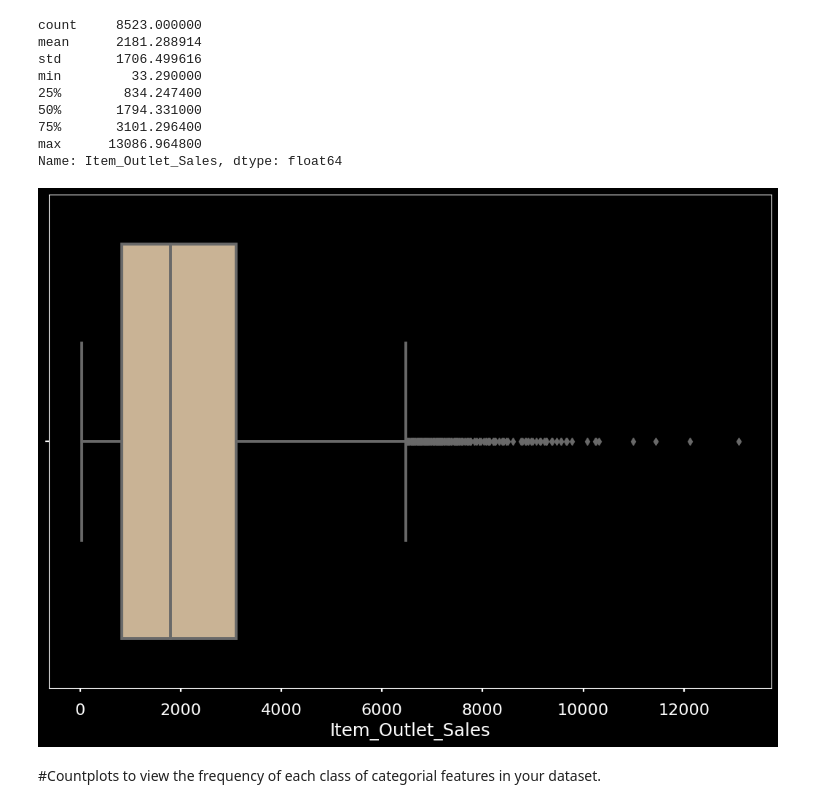
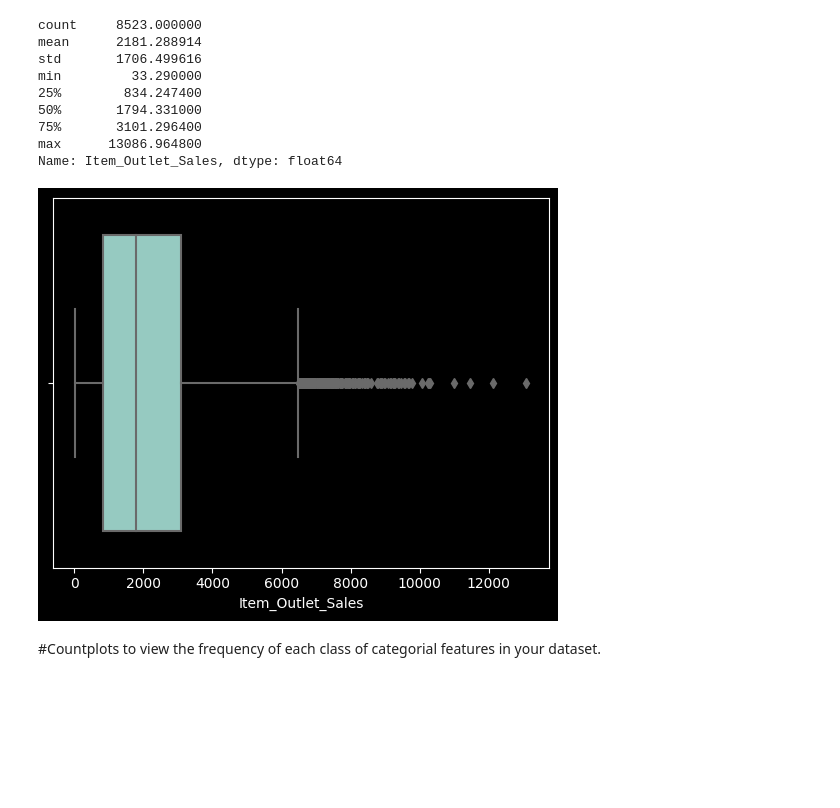
Before and after one commit to Al-Tayeb96/Prediction-of-Product-Sales, a Jupyter notebook: Prediction_of_Product_Sales.ipynb, the cells around one changed output. Drawn from its saved outputs; the diff is of its cells as text; code cells hidden in the pictures; blank space fills up the shorter version.

```diff
--- a/Prediction_of_Product_Sales.ipynb
+++ b/Prediction_of_Product_Sales.ipynb
@@ -333,9 +333,9 @@ min         33.290000
 max      13086.964800
 Name: Item_Outlet_Sales, dtype: float64
 # %%
-ax=sns.boxplot(df_sales,x="Item_Outlet_Sales",palette='tan')
+ax=sns.boxplot(df_sales,x="Item_Outlet_Sales")
 # %% [output]
-[figure, old version]
+[figure, new version]
 # %% [markdown]
 #Countplots to view the frequency of each class of categorial features in your dataset.
 # %%
```
Also changed, not shown: parts of 8 cells of this notebook.
